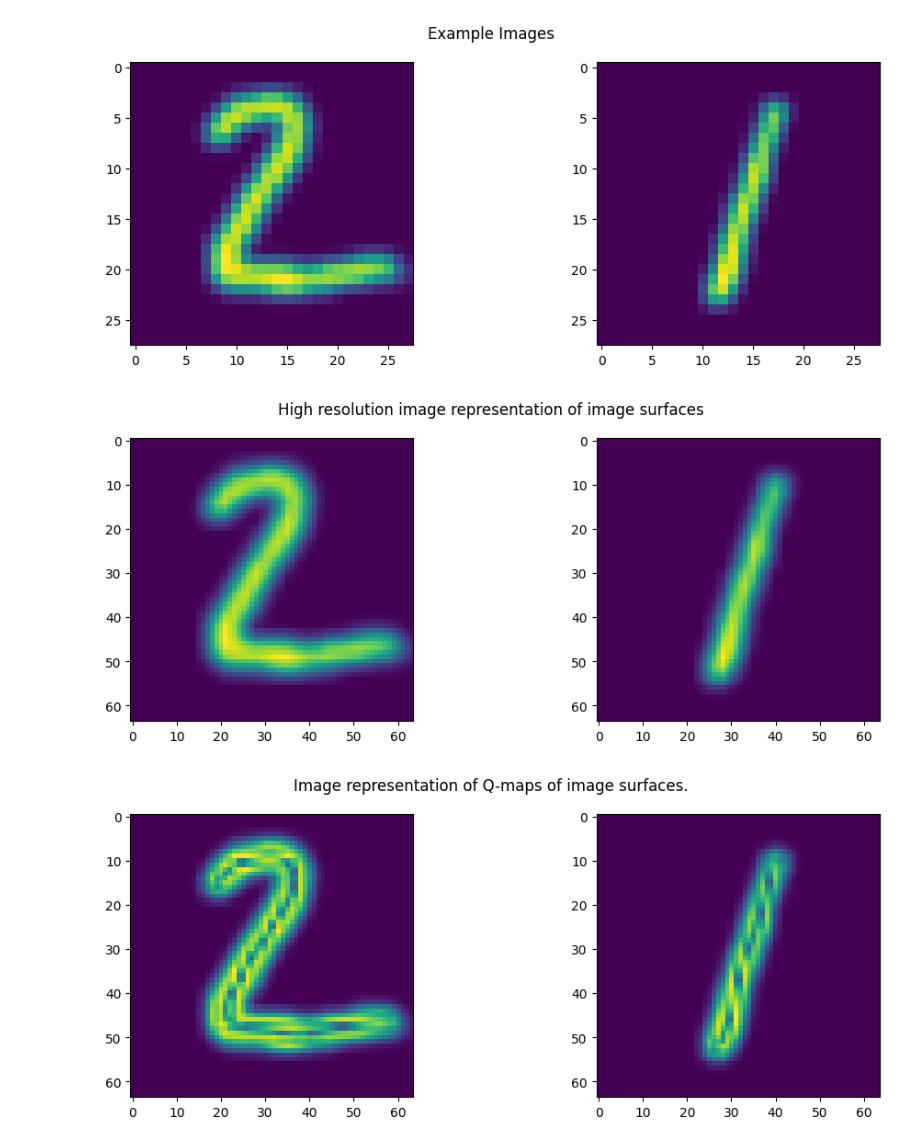
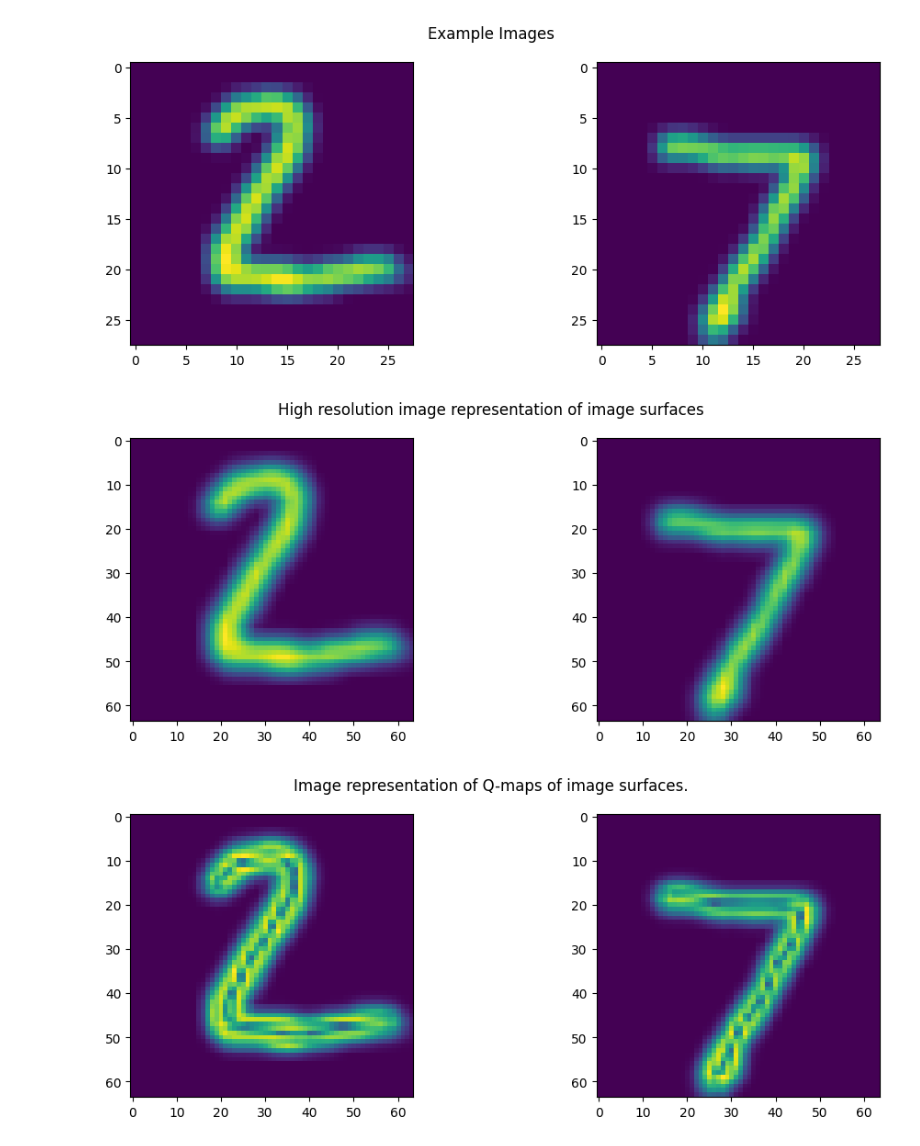
Before and after one commit to jorgenriseth/deepshape, a Jupyter notebook: example-notebooks/Digit Matching.ipynb, the cells around one changed output. Drawn from its saved outputs; the diff is of its cells as text; code cells hidden in the pictures.

```diff
--- a/example-notebooks/Digit Matching.ipynb
+++ b/example-notebooks/Digit Matching.ipynb
@@ -22,7 +22,7 @@ imgdata /= imgdata.max()
 
 # Extract example images
 img1 = imgdata[1]
-img2 = imgdata[2]
+img2 = imgdata[0]
 
 fig, (ax1, ax2 )= plt.subplots(1, 2)
 ax1.imshow(img1)
@@ -49,33 +49,33 @@ plt.suptitle("High resolution image representation of image surfaces")
 plt.show()
 
 # Create sample data of Q-map representations of the images.
 q = Qmap(f)
 r = Qmap(g)
 Zq = q(XX).permute(2, 0, 1).numpy()
 Zr = r(XX).permute(2, 0, 1).numpy()
 
 # Plot the q-map representation as images.
 fig, (ax1, ax2 )= plt.subplots(1, 2)
 ax1.imshow(Zq[2])
 ax2.imshow(Zr[2])
 plt.suptitle("Image representation of Q-maps of image surfaces.")
 plt.show()
 
 
 # 3D-plot of the surface representation of the images.
 fig = plt.figure(figsize=(12, 4))
 fig.suptitle("3D Surface Representation of Images")
 ax = plt.axes((0., 1., 0.5, 1.), projection='3d')
 ax.plot_surface(*Zf, rstride=1, cstride=1)
 ax.view_init(+60, -270)
 ax.invert_xaxis()
 
 ax = plt.axes((0.5, 1., 0.5, 1.), projection='3d')
 ax.plot_surface(*Zg, rstride=1, cstride=1)
 ax.view_init(+60, -270)
 ax.invert_xaxis()
 plt.show(fig)
 # %% [output]
-[figure, old version]
+[figure, new version]
-[figure, old version]
+[figure, new version]
-[figure, old version]
+[figure, new version]
```
Also changed, not shown: parts of 5 cells of this notebook, 2 other files.
